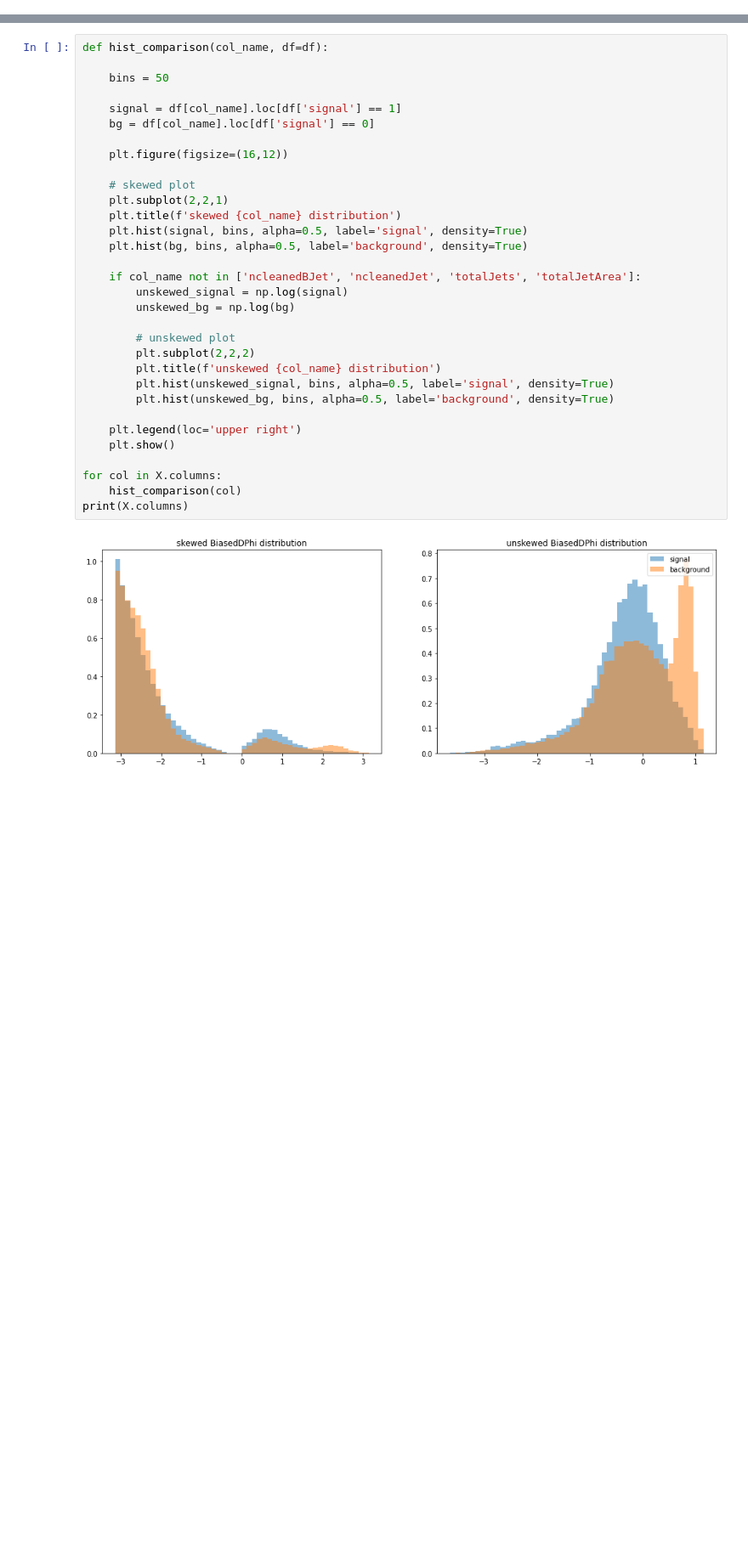
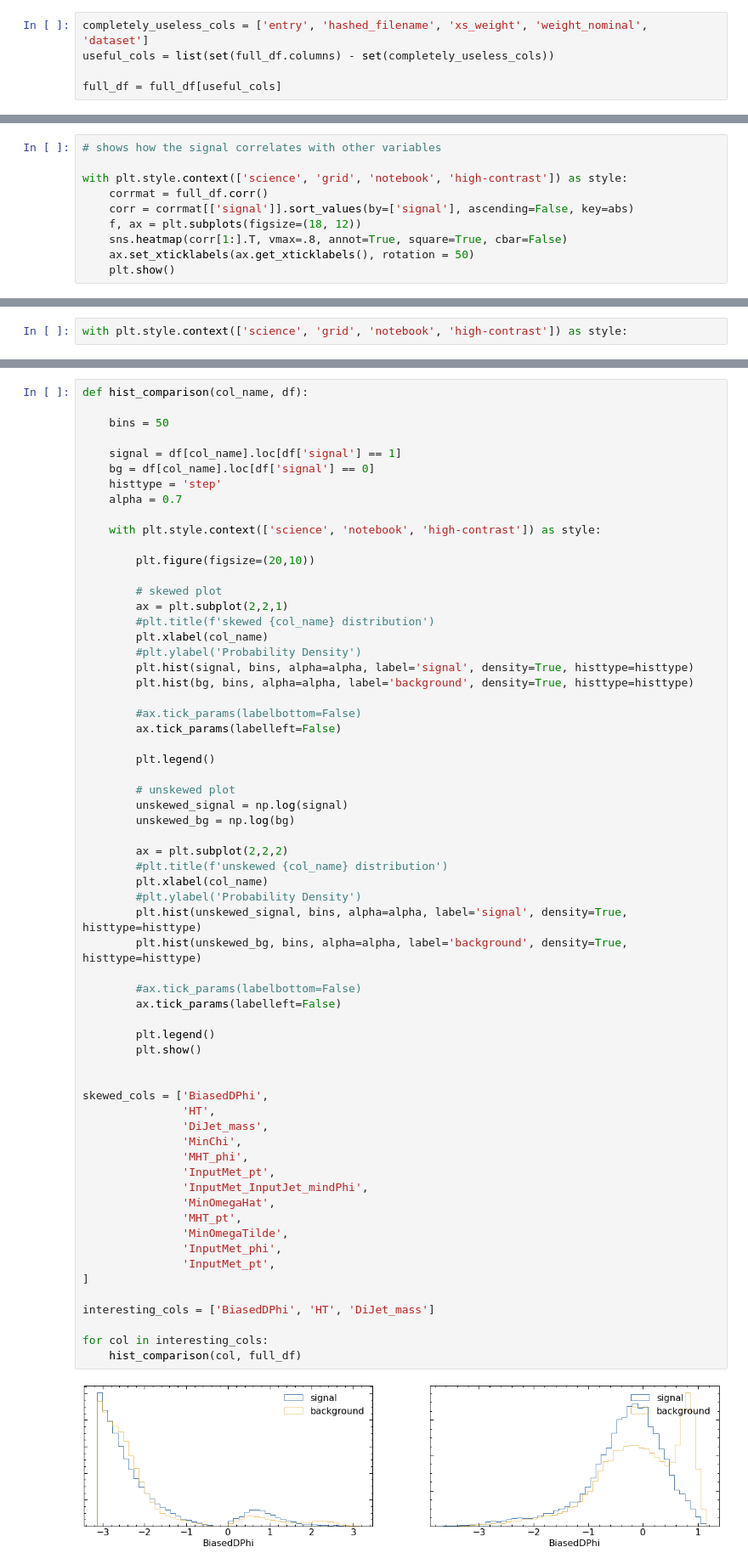
Before and after one commit to NoahHA/tth-ML-project, a Jupyter notebook: notebooks/data_analysis/data_exploration.ipynb, the cells around one changed output, grey strips where cells are left out. Shown at 85% size. Drawn from its saved outputs; the diff is of its cells as text; blank space fills up the shorter version.

```diff
--- a/notebooks/data_analysis/data_exploration.ipynb
+++ b/notebooks/data_analysis/data_exploration.ipynb
@@ -77,0 +36,5 @@ Name: signal, dtype: int64
+# %%
+completely_useless_cols = ['entry', 'hashed_filename', 'xs_weight', 'weight_nominal', 'dataset']
+useful_cols = list(set(full_df.columns) - set(completely_useless_cols))
+
+full_df = full_df[useful_cols]
@@ -77,0 +43,10 @@ Name: signal, dtype: int64
+# %%
+# shows how the signal correlates with other variables
+
+with plt.style.context(['science', 'grid', 'notebook', 'high-contrast']) as style:
+    corrmat = full_df.corr()
+    corr = corrmat[['signal']].sort_values(by=['signal'], ascending=False, key=abs)
+    f, ax = plt.subplots(figsize=(18, 12))
+    sns.heatmap(corr[1:].T, vmax=.8, annot=True, square=True, cbar=False)
+    ax.set_xticklabels(ax.get_xticklabels(), rotation = 50)
+    plt.show()
@@ -77,0 +55,2 @@ Name: signal, dtype: int64
+# %%
+with plt.style.context(['science', 'grid', 'notebook', 'high-contrast']) as style:
@@ -116,34 +118,65 @@ sns.heatmap(corr, vmax=.8, annot=True, square=True)
 # %%
-def hist_comparison(col_name, df=df):
+def hist_comparison(col_name, df):
 
     bins = 50
 
     signal = df[col_name].loc[df['signal'] == 1]
     bg = df[col_name].loc[df['signal'] == 0]
+    histtype = 'step'
+    alpha = 0.7
 
-    plt.figure(figsize=(16,12))
+    with plt.style.context(['science', 'notebook', 'high-contrast']) as style:
 
-    # skewed plot
-    plt.subplot(2,2,1)
-    plt.title(f'skewed {col_name} distribution')
-    plt.hist(signal, bins, alpha=0.5, label='signal', density=True)
-    plt.hist(bg, bins, alpha=0.5, label='background', density=True)
+        plt.figure(figsize=(20,10))
 
-    if col_name not in ['ncleanedBJet', 'ncleanedJet', 'totalJets', 'totalJetArea']:
+        # skewed plot
+        ax = plt.subplot(2,2,1)
+        #plt.title(f'skewed {col_name} distribution')
+        plt.xlabel(col_name)
+        #plt.ylabel('Probability Density')
+        plt.hist(signal, bins, alpha=alpha, label='signal', density=True, histtype=histtype)
+        plt.hist(bg, bins, alpha=alpha, label='background', density=True, histtype=histtype)
+
+        #ax.tick_params(labelbottom=False)
+        ax.tick_params(labelleft=False)
+
+        plt.legend()
+
+        # unskewed plot
         unskewed_signal = np.log(signal)
         unskewed_bg = np.log(bg)
 
-        # unskewed plot
-        plt.subplot(2,2,2)
-        plt.title(f'unskewed {col_name} distribution')
-        plt.hist(unskewed_signal, bins, alpha=0.5, label='signal', density=True)
-        plt.hist(unskewed_bg, bins, alpha=0.5, label='background', density=True)
+        ax = plt.subplot(2,2,2)
+        #plt.title(f'unskewed {col_name} distribution')
+        plt.xlabel(col_name)
+        #plt.ylabel('Probability Density')
+        plt.hist(unskewed_signal, bins, alpha=alpha, label='signal', density=True, histtype=histtype)
+        plt.hist(unskewed_bg, bins, alpha=alpha, label='background', density=True, histtype=histtype)
 
-    plt.legend(loc='upper right')
-    plt.show()
+        #ax.tick_params(labelbottom=False)
+        ax.tick_params(labelleft=False)
 
-for col in X.columns:
-    hist_comparison(col)
-print(X.columns)
+        plt.legend()
+        plt.show()
+
+
+skewed_cols = ['BiasedDPhi',
+               'HT',
+               'DiJet_mass',
+               'MinChi',
+               'MHT_phi',
+               'InputMet_pt',
+               'InputMet_InputJet_mindPhi',
+               'MinOmegaHat',
+               'MHT_pt',
+               'MinOmegaTilde',
+               'InputMet_phi',
+               'InputMet_pt',
+]
+
+interesting_cols = ['BiasedDPhi', 'HT', 'DiJet_mass']
+
+for col in interesting_cols:
+    hist_comparison(col, full_df)
 # %% [output]
-[figure, old version]
+[figure, new version]
```
Also changed, not shown: parts of 16 cells of this notebook, 12 other files.
